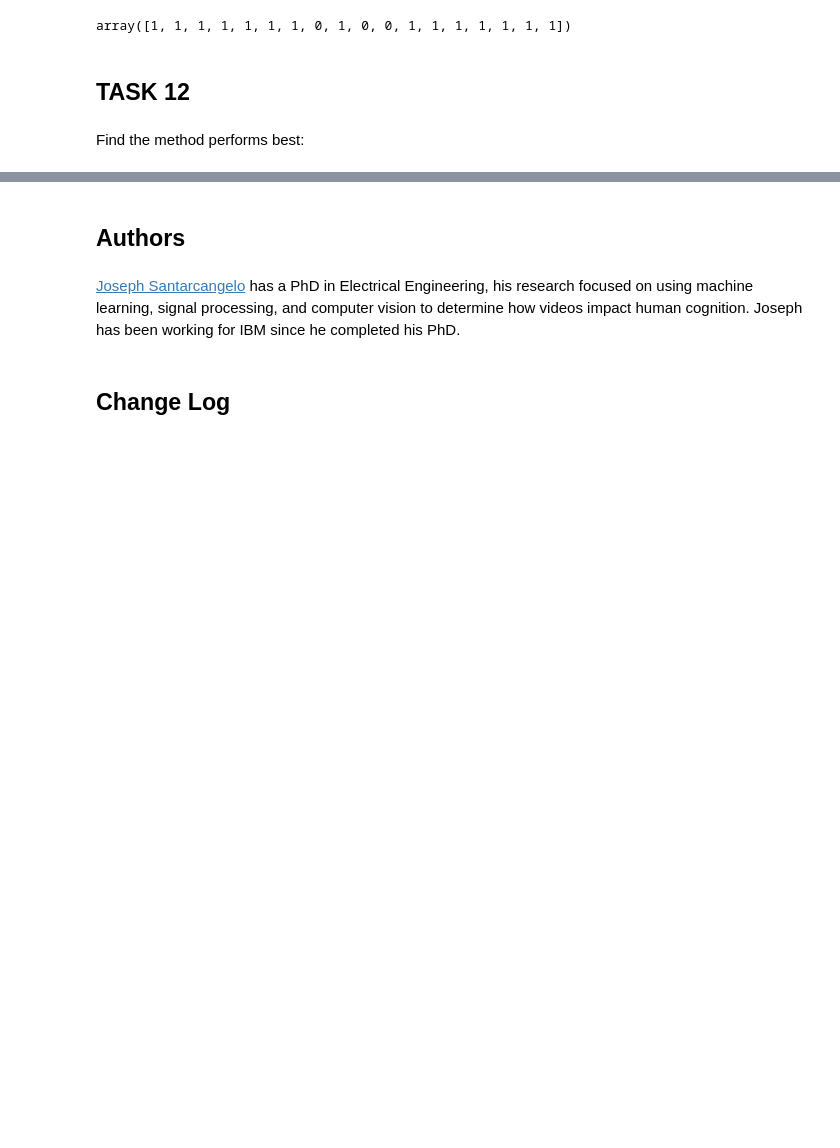
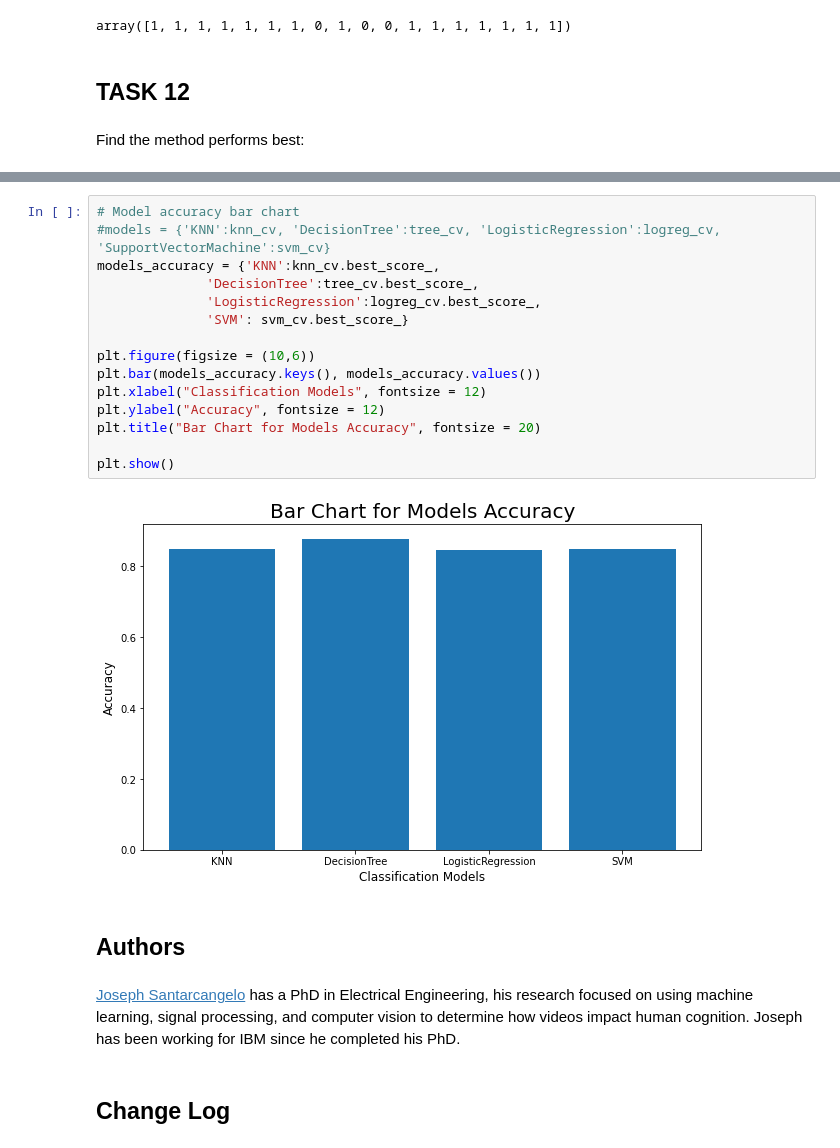
Before and after one commit to humaperveen/Applied-Data-Science-Capstone, a Jupyter notebook: SpaceX Machine Learning Prediction.ipynb, the cells around one changed output, grey strips where cells are left out. Saved outputs shown, nothing was run; the diff lists cells and outputs as text; blank space fills up the shorter version.

```diff
--- a/SpaceX Machine Learning Prediction.ipynb
+++ b/SpaceX Machine Learning Prediction.ipynb
@@ -395,3 +395,20 @@ Best params is : {'criterion': 'entropy', 'max_depth': 8, 'max_features': 'sqrt'
+# %%
+# Model accuracy bar chart
+#models = {'KNN':knn_cv, 'DecisionTree':tree_cv, 'LogisticRegression':logreg_cv, 'SupportVectorMachine':svm_cv}
+models_accuracy = {'KNN':knn_cv.best_score_,
+              'DecisionTree':tree_cv.best_score_,
+              'LogisticRegression':logreg_cv.best_score_,
+              'SVM': svm_cv.best_score_}
+
+plt.figure(figsize = (10,6))
+plt.bar(models_accuracy.keys(), models_accuracy.values())
+plt.xlabel("Classification Models", fontsize = 12)
+plt.ylabel("Accuracy", fontsize = 12)
+plt.title("Bar Chart for Models Accuracy", fontsize = 20)
+
+plt.show()
+# %% [output]
+[figure, added]
 # %% [markdown]
 ## Authors
 # %% [markdown]
```
Also changed, not shown: parts of 5 cells of this notebook.
